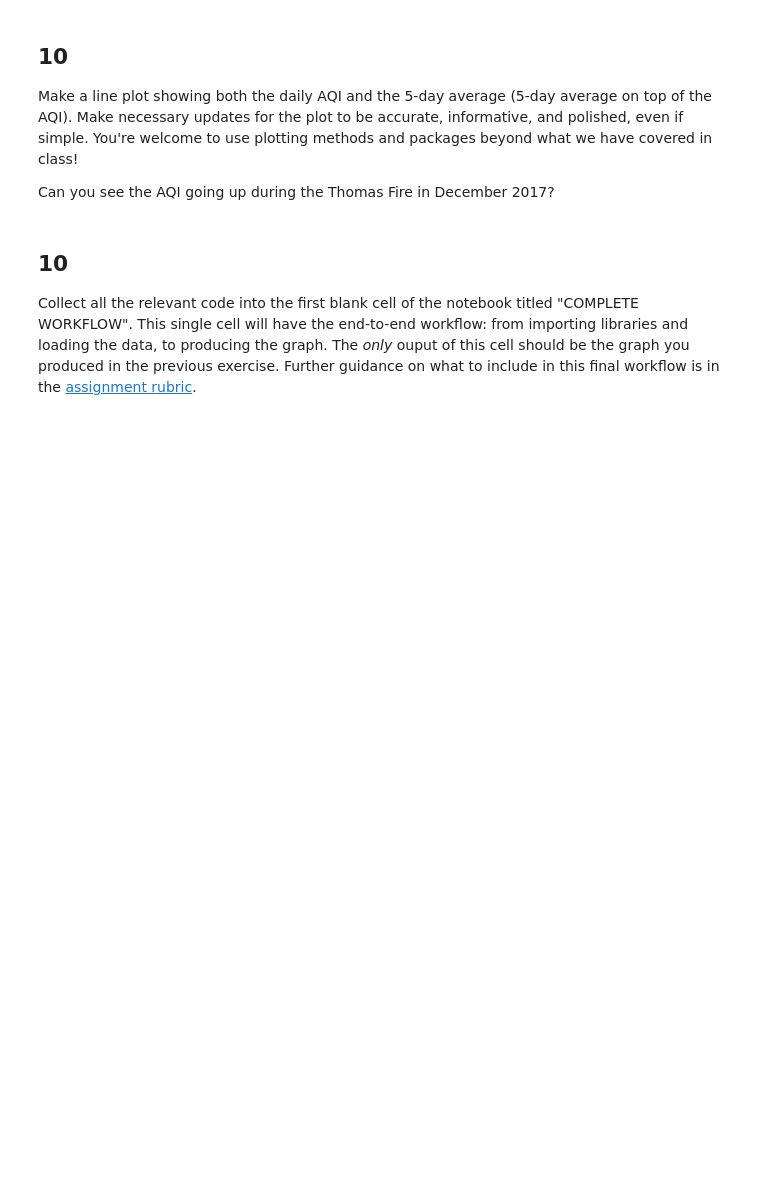
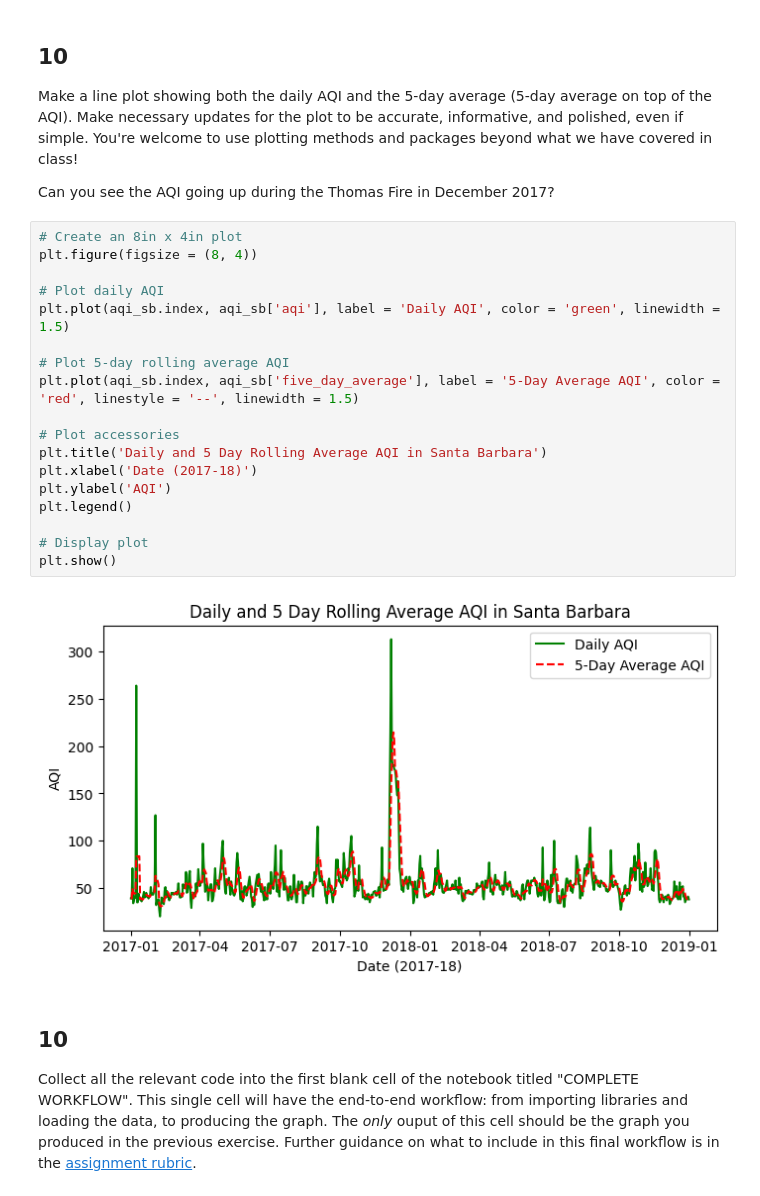
Before and after one commit to takeenshamloo/eds220-hwk2, a Jupyter notebook: hwk2-task3-aqi.ipynb, the cells around one changed output. Drawn from its saved outputs; the diff is of its cells as text; blank space fills up the shorter version.

Commit message:
Created visualization of Daily and Rolling AQI over time

```diff
--- a/hwk2-task3-aqi.ipynb
+++ b/hwk2-task3-aqi.ipynb
@@ -410,6 +410,26 @@ Name: five_day_average, Length: 730, dtype: float64
 Make a line plot showing both the daily AQI and the 5-day average (5-day average on top of the AQI). Make necessary updates for the plot to be accurate, informative, and polished, even if simple. You're welcome to use plotting methods and packages beyond what we have covered in class!
 
 Can you see the AQI going up during the Thomas Fire in December 2017?
+# %%
+# Create an 8in x 4in plot
+plt.figure(figsize = (8, 4))
+
+# Plot daily AQI
+plt.plot(aqi_sb.index, aqi_sb['aqi'], label = 'Daily AQI', color = 'green', linewidth = 1.5)
+
+# Plot 5-day rolling average AQI
+plt.plot(aqi_sb.index, aqi_sb['five_day_average'], label = '5-Day Average AQI', color = 'red', linestyle = '--', linewidth = 1.5)
+
+# Plot accessories
+plt.title('Daily and 5 Day Rolling Average AQI in Santa Barbara')
+plt.xlabel('Date (2017-18)')
+plt.ylabel('AQI')
+plt.legend()
+
+# Display plot
+plt.show()
+# %% [output]
+[figure, added]
 # %% [markdown]
 ## 10
 
```
Also changed, not shown: parts of 1 cell of this notebook.
